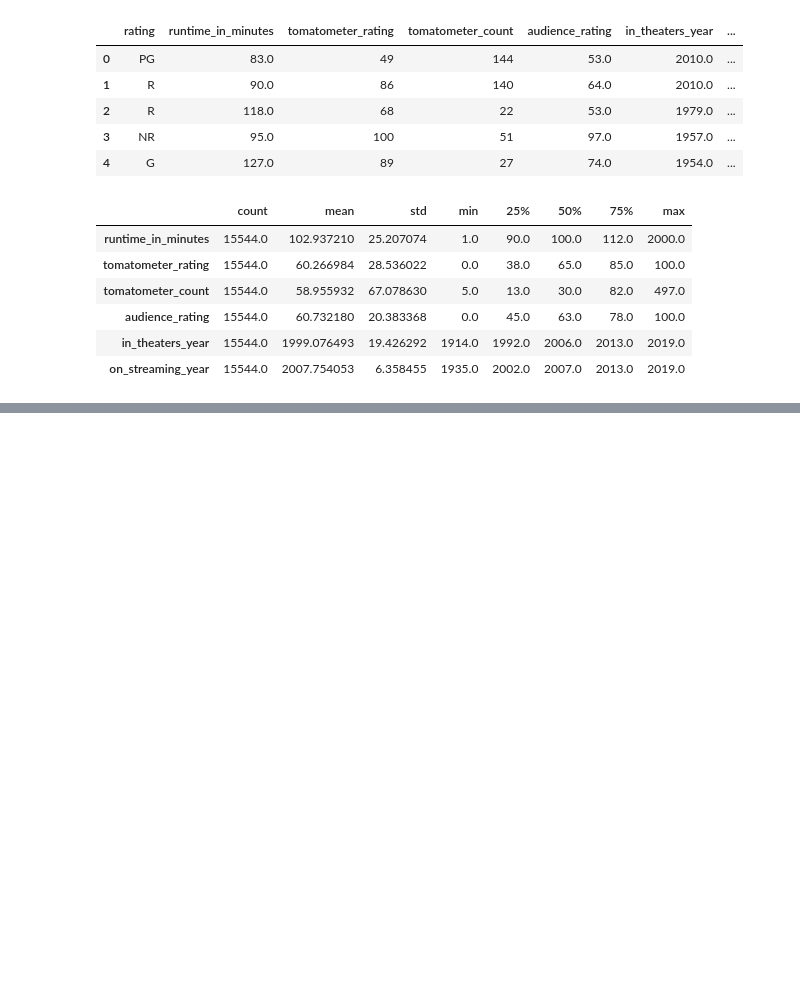
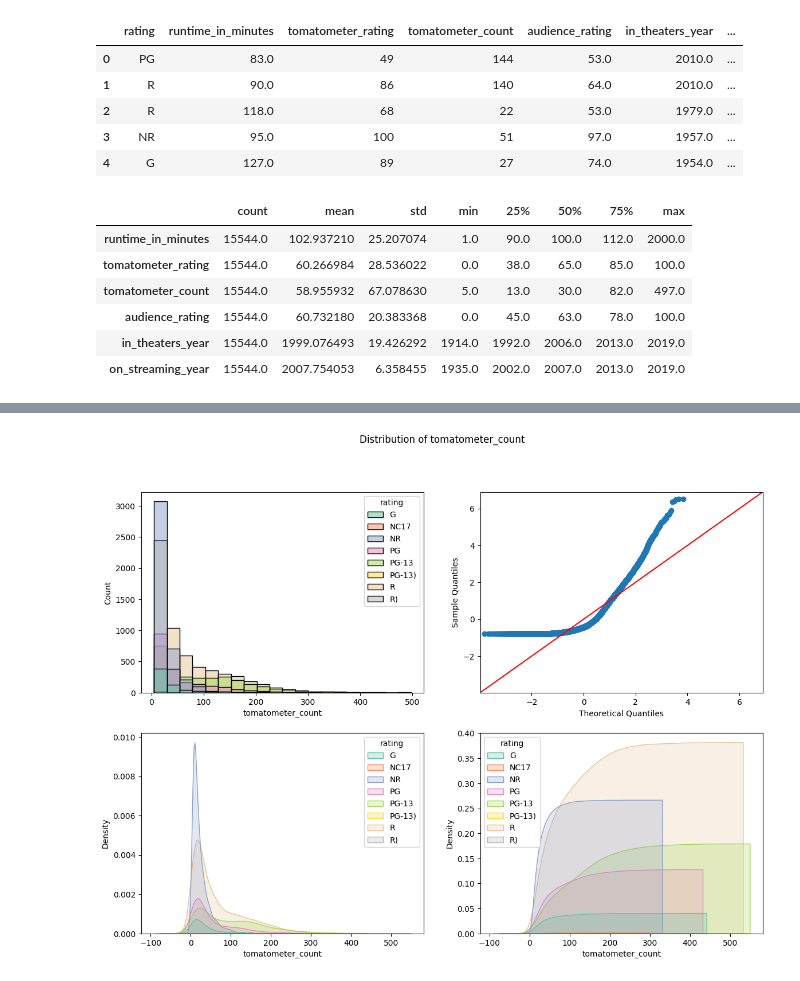
Before and after one commit to Prakashdeveloper03/Leetcode-150, a Jupyter notebook: Interview Prep/Movie rating prediction/notebook.ipynb, the cells around one changed output, grey strips where cells are left out. Cells and saved outputs as stored; diff of their text form; code cells hidden in the pictures; blank space fills up the shorter version.

```diff
--- a/Interview Prep/Movie rating prediction/notebook.ipynb
+++ b/Interview Prep/Movie rating prediction/notebook.ipynb
@@ -186,0 +272,4 @@ df.describe().T
+# %%
+plot_distribution(df.columns[3])
+# %% [output]
+[figure, added]
```
Also changed, not shown: parts of 18 cells of this notebook.
